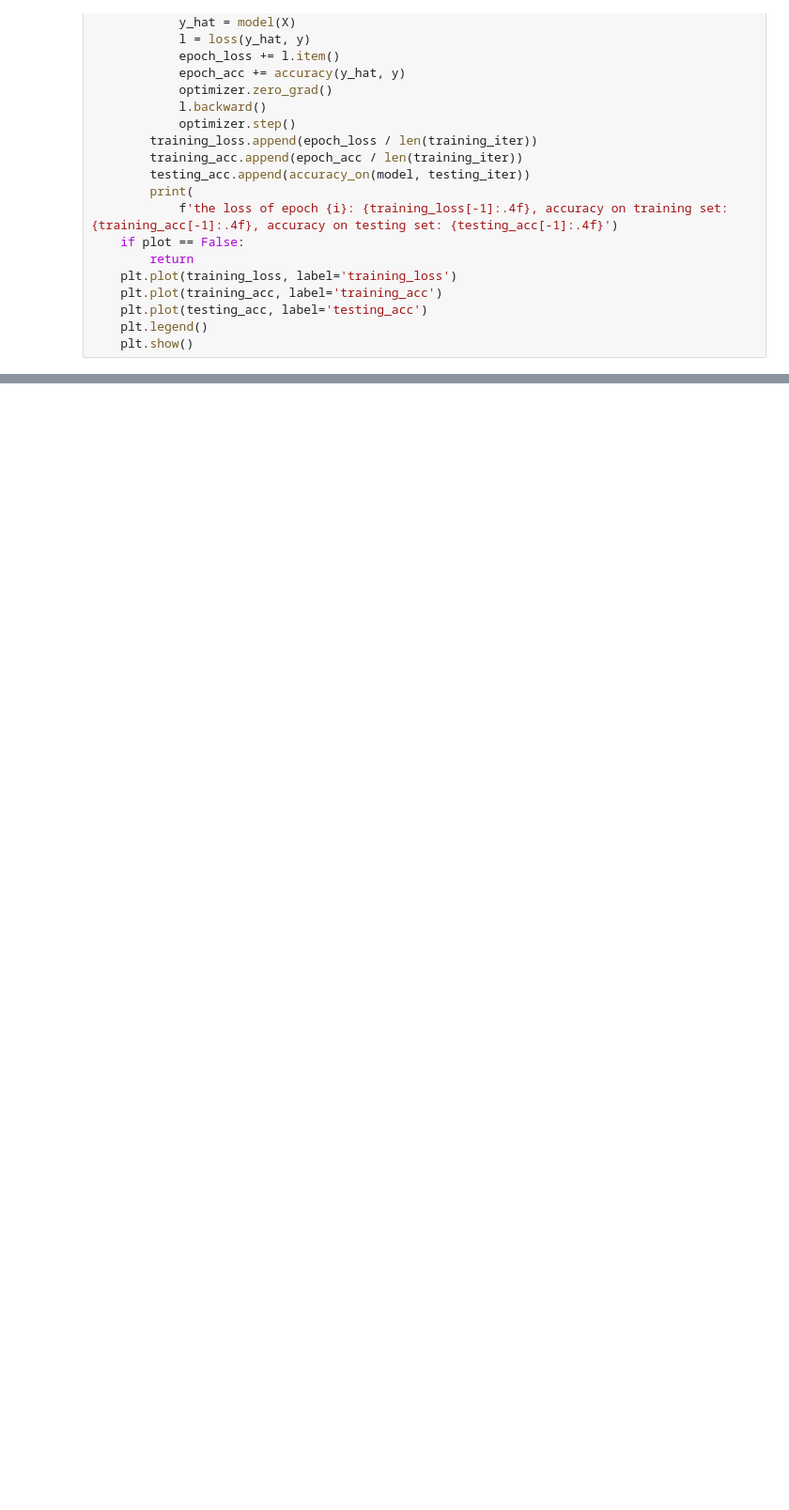
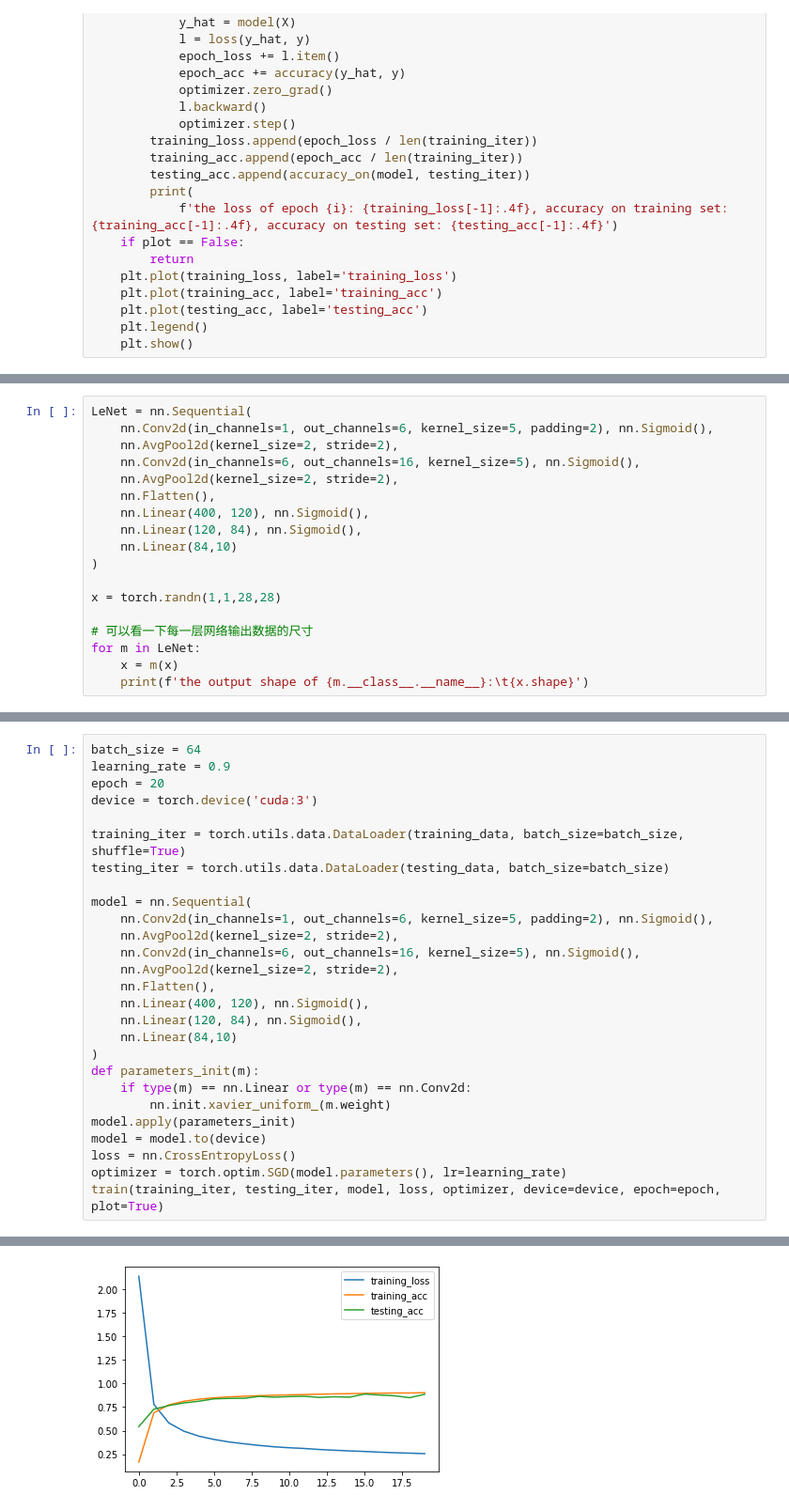
Before and after one commit to ronnyyoung/python-machine-learning, a Jupyter notebook: deep-learning/pytorch-notes/cnn_networks.ipynb, the cells around one changed output, grey strips where cells are left out. Shown at 94% size. Drawn from its saved outputs; the diff is of its cells as text; blank space fills up the shorter version.

```diff
--- a/deep-learning/pytorch-notes/cnn_networks.ipynb
+++ b/deep-learning/pytorch-notes/cnn_networks.ipynb
@@ -132,0 +85,18 @@ the loss of epoch 19: 0.2575, accuracy on training set: 0.9035, accuracy on test
+# %%
+LeNet = nn.Sequential(
+    nn.Conv2d(in_channels=1, out_channels=6, kernel_size=5, padding=2), nn.Sigmoid(),
+    nn.AvgPool2d(kernel_size=2, stride=2),
+    nn.Conv2d(in_channels=6, out_channels=16, kernel_size=5), nn.Sigmoid(),
+    nn.AvgPool2d(kernel_size=2, stride=2),
+    nn.Flatten(),
+    nn.Linear(400, 120), nn.Sigmoid(),
+    nn.Linear(120, 84), nn.Sigmoid(),
+    nn.Linear(84,10)
+)
+
+x = torch.randn(1,1,28,28)
+
+# 可以看一下每一层网络输出数据的尺寸
+for m in LeNet:
+    x = m(x)
+    print(f'the output shape of {m.__class__.__name__}:\t{x.shape}')
@@ -132,0 +116,28 @@ the loss of epoch 19: 0.2575, accuracy on training set: 0.9035, accuracy on test
+# %%
+batch_size = 64
+learning_rate = 0.9
+epoch = 20
+device = torch.device('cuda:3')
+
+training_iter = torch.utils.data.DataLoader(training_data, batch_size=batch_size, shuffle=True)
+testing_iter = torch.utils.data.DataLoader(testing_data, batch_size=batch_size)
+
+model = nn.Sequential(
+    nn.Conv2d(in_channels=1, out_channels=6, kernel_size=5, padding=2), nn.Sigmoid(),
+    nn.AvgPool2d(kernel_size=2, stride=2),
+    nn.Conv2d(in_channels=6, out_channels=16, kernel_size=5), nn.Sigmoid(),
+    nn.AvgPool2d(kernel_size=2, stride=2),
+    nn.Flatten(),
+    nn.Linear(400, 120), nn.Sigmoid(),
+    nn.Linear(120, 84), nn.Sigmoid(),
+    nn.Linear(84,10)
+)
+def parameters_init(m):
+    if type(m) == nn.Linear or type(m) == nn.Conv2d:
+        nn.init.xavier_uniform_(m.weight)
+model.apply(parameters_init)
+model = model.to(device)
+loss = nn.CrossEntropyLoss()
+optimizer = torch.optim.SGD(model.parameters(), lr=learning_rate)
+train(training_iter, testing_iter, model, loss, optimizer, device=device, epoch=epoch, plot=True)
+# %% [output]
@@ -132,0 +164 @@ the loss of epoch 19: 0.2575, accuracy on training set: 0.9035, accuracy on test
+[figure, added]
```
Also changed, not shown: parts of 15 cells of this notebook, 1 other file.
